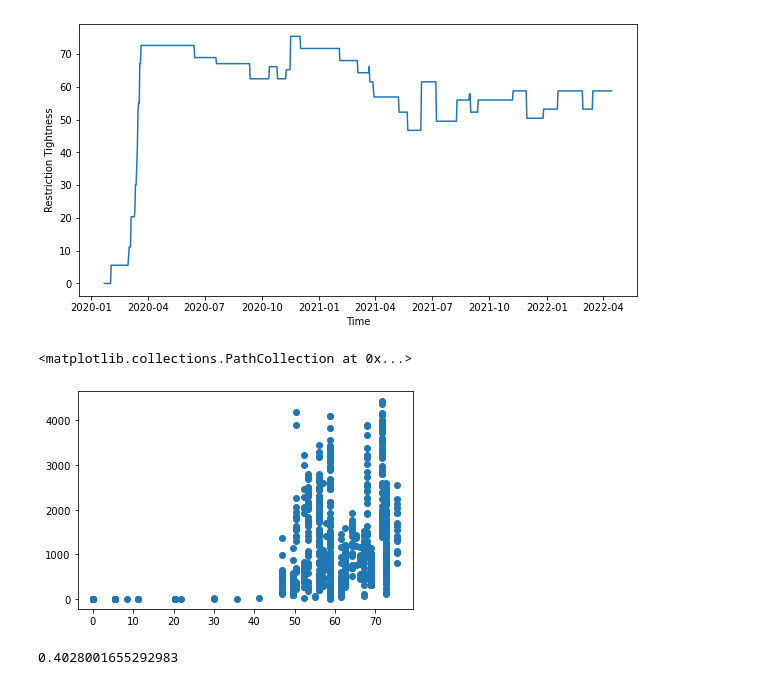
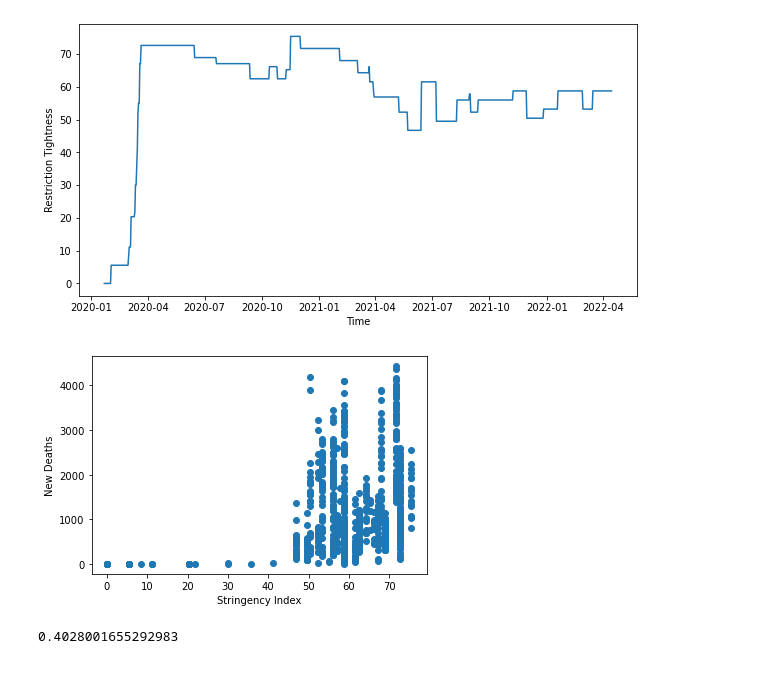
Before and after one commit to Thaps/DataScienceGuidedCapstone, a Jupyter notebook: Unit11A/EDACapstone/EDACapstone.ipynb, the cells around one changed output. Saved outputs shown, nothing was run; the diff lists cells and outputs as text; code cells hidden in the pictures.

```diff
--- a/Unit11A/EDACapstone/EDACapstone.ipynb
+++ b/Unit11A/EDACapstone/EDACapstone.ipynb
@@ -302,9 +302,11 @@ plt.show()
 [figure]
 # %%
 plt.scatter(USdf['stringency_index'], USdf['new_deaths'])
+plt.xlabel('Stringency Index')
+plt.ylabel('New Deaths')
+plt.show()
 # %% [output]
-<matplotlib.collections.PathCollection at 0x...>
-[figure, old version]
+[figure, new version]
 # %%
 USdf['stringency_index'].corr(USdf['new_deaths'])
 # %% [output]
```
Also changed, not shown: parts of 14 cells of this notebook, 4 other files.
